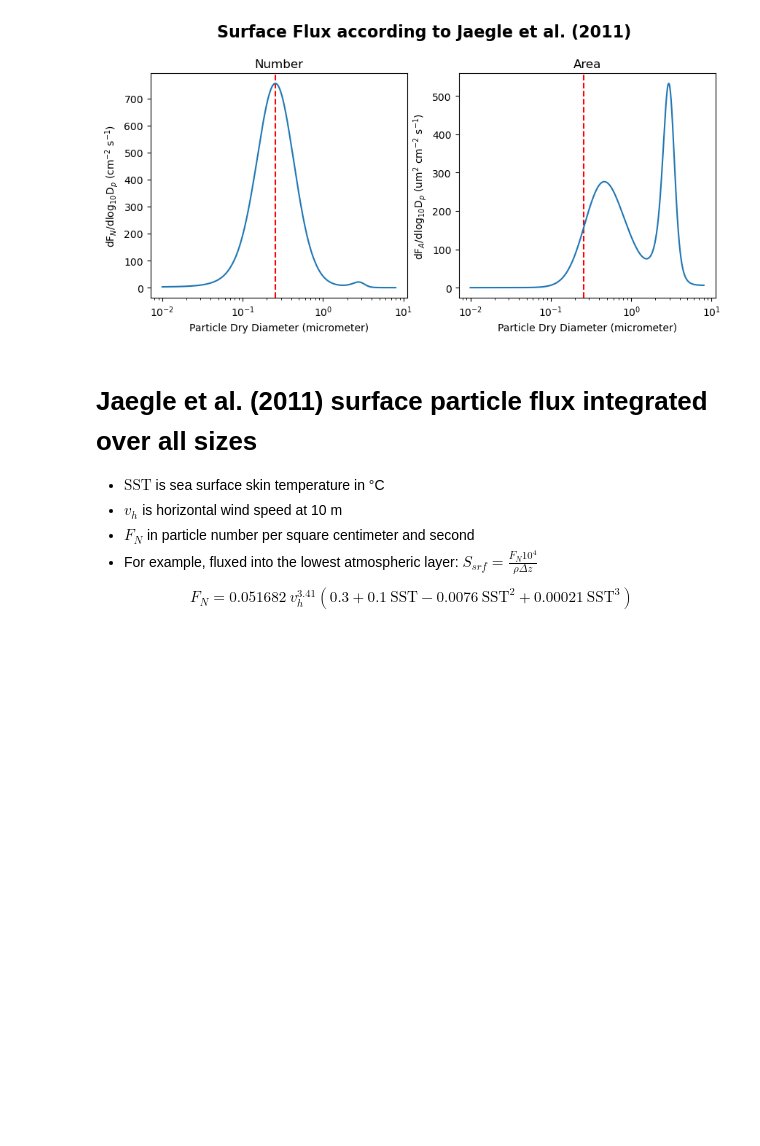
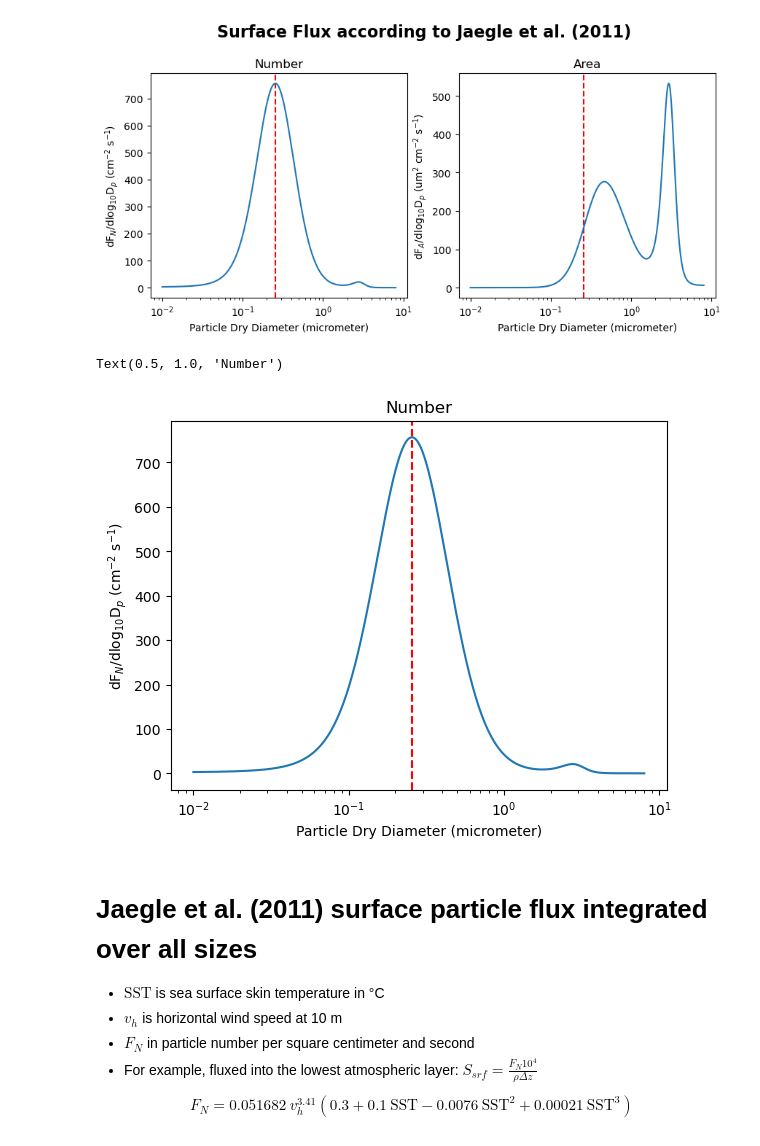
Before and after one commit to ARM-Development/comble-mip, a Jupyter notebook: notebooks/setup/aerosol-surface_new.ipynb, the cells around one changed output. Drawn from its saved outputs; the diff is of its cells as text; code cells hidden in the pictures; blank space fills up the shorter version.

```diff
--- a/notebooks/setup/aerosol-surface_new.ipynb
+++ b/notebooks/setup/aerosol-surface_new.ipynb
@@ -168,6 +174,17 @@ ax2.set_title('Area')
 # %% [output]
 Text(0.5, 1.0, 'Area')
 [figure]
+# %%
+
+plt.xscale('log')
+plt.axvline(x = D_split, color = 'r', ls='dashed',label = 'Splitting point determined from prevalent aerosol modes')
+plt.plot(JAEGLE_DAT['Dp'],JAEGLE_DAT['FN'])
+plt.xlabel('Particle Dry Diameter (micrometer)')
+plt.ylabel('dF$_N$/dlog$_{10}$D$_p$ (cm$^{-2}$ s$^{-1}$)')
+plt.title('Number')
+# %% [output]
+Text(0.5, 1.0, 'Number')
+[figure, added]
 # %% [markdown]
 # Jaegle et al. (2011) surface particle flux integrated over all sizes
 * $\text{SST}$ is sea surface skin temperature in °C
```
Also changed, not shown: parts of 3 cells of this notebook.
